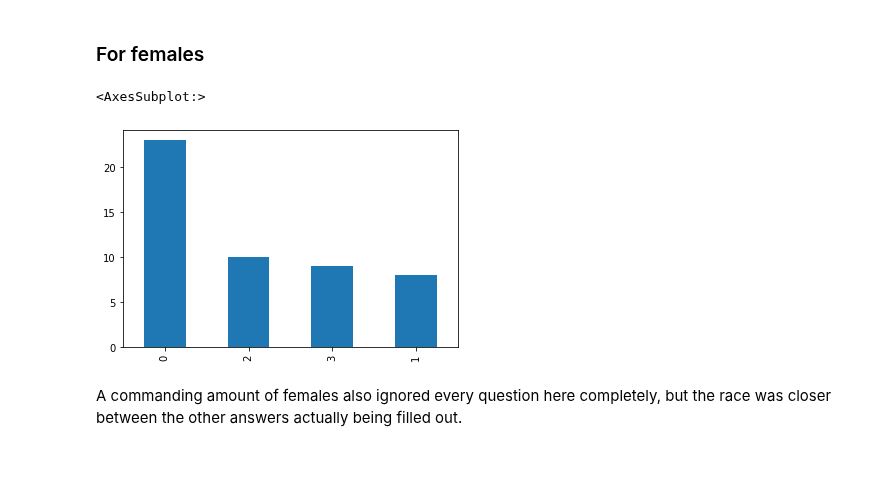
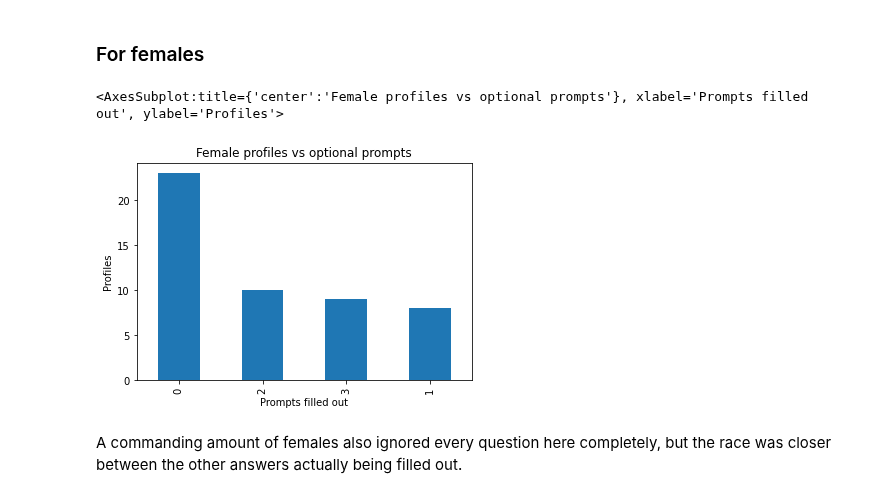
Before and after one commit to ccvale/tinder-profile-analysis, a Jupyter notebook: tinderquery.ipynb, the cells around one changed output. Cells and saved outputs as stored; diff of their text form; code cells hidden in the pictures; blank space fills up the shorter version.

```diff
--- a/tinderquery.ipynb
+++ b/tinderquery.ipynb
@@ -157,12 +159,14 @@ males['prompts_replied'].value_counts().plot(kind='bar')
 A commanding amount of males ignored every question here completely, but filling them all out came in second.
 # %% [markdown]
 ### For females
-# %%
-'''and then plot them (neaten it up)'''
-females['prompts_replied'].value_counts().plot(kind='bar')
-# %% [output]
-<AxesSubplot:>
-[figure, removed]
+# %%
+plt.title('Female profiles vs optional prompts')
+plt.xlabel('Prompts filled out')
+plt.ylabel('Profiles')
+females['prompts_replied'].value_counts().plot(kind='bar')
+# %% [output]
+<AxesSubplot:title={'center':'Female profiles vs optional prompts'}, xlabel='Prompts filled out', ylabel='Profiles'>
+[figure, added]
 # %% [markdown]
 A commanding amount of females also ignored every question here completely, but the race was closer between the other answers actually being filled out.
 # %% [markdown]
```
Also changed, not shown: parts of 11 cells of this notebook.
